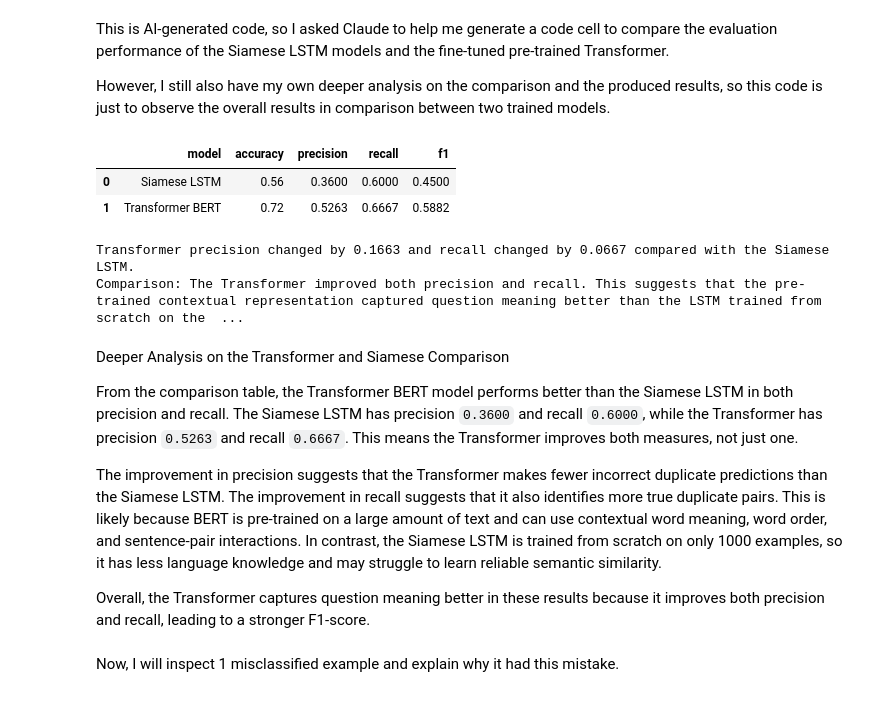
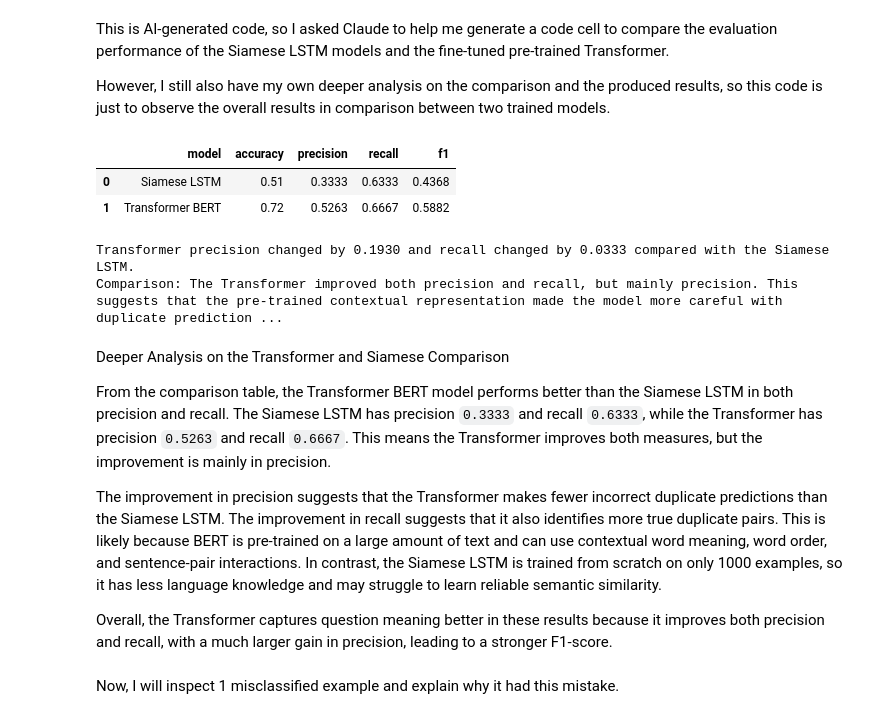
Before and after one commit to VietToan210904/comp6420-nlp-a2, a Jupyter notebook: 60858397.ipynb, the cells around one changed output. Saved outputs shown, nothing was run; the diff lists cells and outputs as text; code cells hidden in the pictures.

Commit message:
Update Task 4 dataset protocol

```diff
--- a/60858397.ipynb
+++ b/60858397.ipynb
@@ -652,21 +659,10 @@ if torch.cuda.is_available():
     torch.backends.cudnn.deterministic = True
     torch.backends.cudnn.benchmark = False
 
-siamese_all_indices = np.arange(len(train_ds)) # Create an array of indices corresponding to the training examples
-siamese_all_labels = np.array(train_ds["label"]) # Create a numpy array of the labels for the training examples to be used for stratified splitting of the dataset into training and validation sets while maintaining the same label distribution in both sets
-
-# I am splitting the training dataset into a training set and a validation set using stratified sampling to maintain the same label distribution in both sets
-# ( with 80% of the data used for training and 20% for validation, and using the defined random seed for reproducibility)
-train_indices, val_indices = train_test_split(
-    siamese_all_indices,
-    test_size=0.2,
-    random_state=SIAMESE_SEED,
-    stratify=siamese_all_labels
-)
-
-# I am creating the Siamese training, validation, and test datasets
-siamese_train_ds = train_ds.select(train_indices.tolist())
-siamese_val_ds = train_ds.select(val_indices.tolist())
+# I am training the Siamese model on the same 1000-example training subset used in Task 3.
+# The extra 200 examples are used only for selecting the cosine-similarity threshold.
+siamese_train_ds = train_ds
+siamese_val_ds = ds["train"].select(range(Ntrain, Ntrain + 200))
 siamese_test_ds = eval_ds
 
 # printing out the details
@@ -1330,46 +1315,53 @@ print(
     f"Transformer precision changed by {precision_change:.4f} "
     f"and recall changed by {recall_change:.4f} compared with the Siamese LSTM."
 )
 
-if precision_change > 0 and recall_change > 0:
+if precision_change > 0 and recall_change > 0 and precision_change > recall_change:
+    transformer_comparison_text = (
+        "The Transformer improved both precision and recall, but mainly precision. "
+        "This suggests that the pre-trained contextual representation made the model "
+        "more careful with duplicate predictions while still capturing semantic similarity better "
+        "than the LSTM trained from scratch on the small subset."
+    )
+elif precision_change > 0 and recall_change > 0:
     transformer_comparison_text = (
         "The Transformer improved both precision and recall. This suggests that the "
         "pre-trained contextual representation captured question meaning better than "
         "the LSTM trained from scratch on the small subset."
     )
 elif precision_change > 0 and recall_change <= 0:
     transformer_comparison_text = (
         "The Transformer mainly improved precision, so it was more careful when "
         "predicting duplicate pairs. This suggests the pre-trained model reduced some "
         "false positives by using contextual meaning rather than only surface similarity."
     )
 elif precision_change <= 0 and recall_change > 0:
     transformer_comparison_text = (
         "The Transformer mainly improved recall, so it found more duplicate pairs. "
         "This suggests it captured more semantic similarity, although it may still "
         "over-predict duplicates if precision did not also improve."
     )
 else:
     transformer_comparison_text = (
         "The Transformer did not improve precision or recall in these results. A likely "
         "reason is that the reduced training subset is small, so fine-tuning may be unstable."
     )
 
 print("Comparison:", transformer_comparison_text)
 # %% [output]
 |  | model | accuracy | precision | recall | f1 |
-| 0 | Siamese LSTM | 0.56 | 0.3600 | 0.6000 | 0.4500 |
+| 0 | Siamese LSTM | 0.51 | 0.3333 | 0.6333 | 0.4368 |
 | 1 | Transformer BERT | 0.72 | 0.5263 | 0.6667 | 0.5882 |
-Transformer precision changed by 0.1663 and recall changed by 0.0667 compared with the Siamese LSTM.
-Comparison: The Transformer improved both precision and recall. This suggests that the pre-trained contextual representation captured question meaning better than the LSTM trained from scratch on the  ...
+Transformer precision changed by 0.1930 and recall changed by 0.0333 compared with the Siamese LSTM.
+Comparison: The Transformer improved both precision and recall, but mainly precision. This suggests that the pre-trained contextual representation made the model more careful with duplicate prediction ...
 # %% [markdown]
 Deeper Analysis on the Transformer and Siamese Comparison
 
-From the comparison table, the Transformer BERT model performs better than the Siamese LSTM in both precision and recall. The Siamese LSTM has precision `0.3600` and recall `0.6000`, while the Transformer has precision `0.5263` and recall `0.6667`. This means the Transformer improves both measures, not just one.
+From the comparison table, the Transformer BERT model performs better than the Siamese LSTM in both precision and recall. The Siamese LSTM has precision `0.3333` and recall `0.6333`, while the Transformer has precision `0.5263` and recall `0.6667`. This means the Transformer improves both measures, but the improvement is mainly in precision.
 
 The improvement in precision suggests that the Transformer makes fewer incorrect duplicate predictions than the Siamese LSTM. The improvement in recall suggests that it also identifies more true duplicate pairs. This is likely because BERT is pre-trained on a large amount of text and can use contextual word meaning, word order, and sentence-pair interactions. In contrast, the Siamese LSTM is trained from scratch on only 1000 examples, so it has less language knowledge and may struggle to learn reliable semantic similarity.
 
-Overall, the Transformer captures question meaning better in these results because it improves both precision and recall, leading to a stronger F1-score.
+Overall, the Transformer captures question meaning better in these results because it improves both precision and recall, with a much larger gain in precision, leading to a stronger F1-score.
 # %% [markdown]
 Now, I will inspect 1 misclassified example and explain why it had this mistake.
 # %%
```
Also changed, not shown: parts of 11 cells of this notebook.
